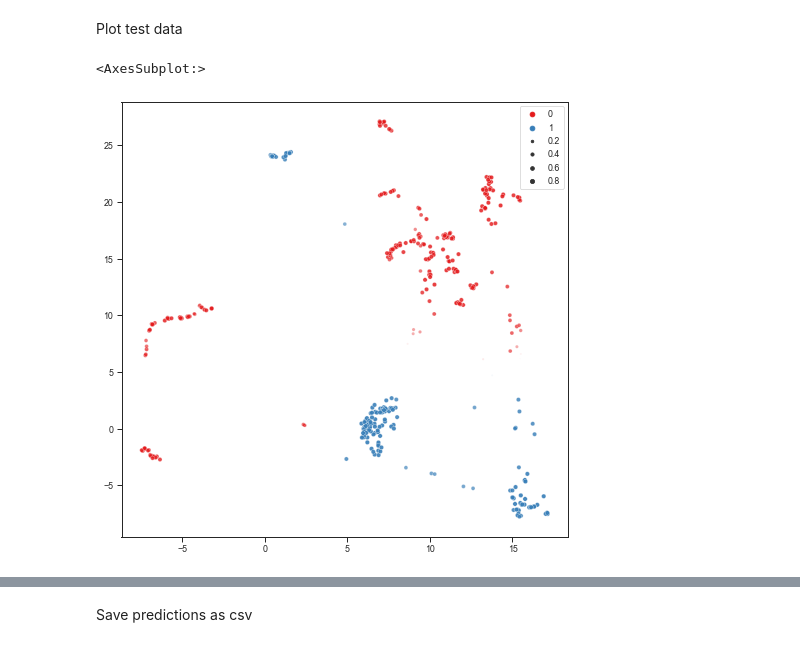
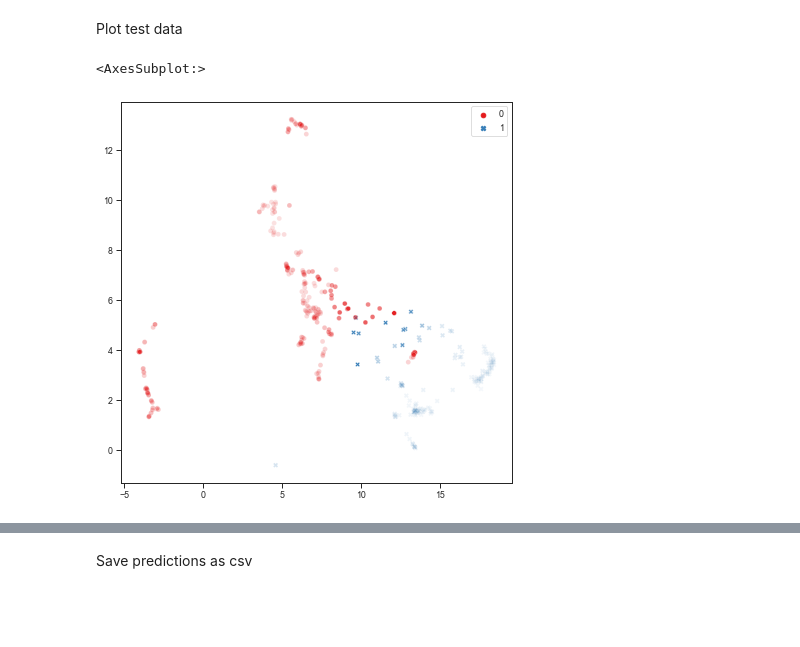
Before and after one commit to SandroMartens/sturdy-bassoon, a Jupyter notebook: titanic/analyse.ipynb, the cells around one changed output, grey strips where cells are left out. Cells and saved outputs as stored; diff of their text form; code cells hidden in the pictures; blank space fills up the shorter version.

Commit message:
pipeline und vorverarbeitung verbessert

```diff
--- a/titanic/analyse.ipynb
+++ b/titanic/analyse.ipynb
@@ -92,14 +68,28 @@ estimators = [
     ("gnb", GaussianNB())
 ]
 # %%
+encoder = ColumnTransformer([
+    ("oh", oh_enc, make_column_selector("Sex|Embarked")),
+    ("ord", ordinal_enc, make_column_selector("Deck")),
+    ("selector", "drop", drop_cols),
+    ],
+    remainder="passthrough",
+    verbose_feature_names_out=True
+)
+
+imputer = SimpleImputer(
+    add_indicator=True,
+    strategy="constant",
+    fill_value=0
+)
+
 scaler = RobustScaler(
     unit_variance=True
 )
 
 reducer = UMAP(
-    n_components=2,
+    n_components=5,
     n_neighbors=30,
-    min_dist=0.1,
     target_weight=0.5,
     metric="correlation",
     random_state=random_state
@@ -107,12 +97,13 @@ reducer = UMAP(
 
 class_comp = StackingClassifier(
     estimators=estimators,
-    # final_estimator=final_estimator,
     n_jobs=-1,
     verbose=0,
 )
 # %%
 pipeline = make_pipeline(
+    encoder,
+    imputer,
     scaler,
     reducer,
     class_comp
@@ -150,20 +136,21 @@ sns.scatterplot(
 # %% [markdown]
 Plot test data
 # %%
-plt.figure(figsize=(8,8))
+plt.figure(figsize=(7,7))
 sns.scatterplot(
-    x=pipeline[:2].transform(X=test)[:,0],
-    y=pipeline[:2].transform(X=test)[:,1],
+    x=pipeline[:4].transform(X=test)[:,0],
+    y=pipeline[:4].transform(X=test)[:,1],
+    style=pred_y,
+    palette="Set1",
     hue=pred_y,
-    palette="Set1",
-    size=1-entropy,
-    alpha=1-entropy,
+    # hue=entropy,
+    alpha=entropy,
     sizes=(3,20),
-    s=10
+    # s=10
 )
 # %% [output]
 <AxesSubplot:>
-[figure, old version]
+[figure, new version]
 # %%
 sns.histplot(
     1-entropy,
```
Also changed, not shown: parts of 8 cells of this notebook, 1 other file.
